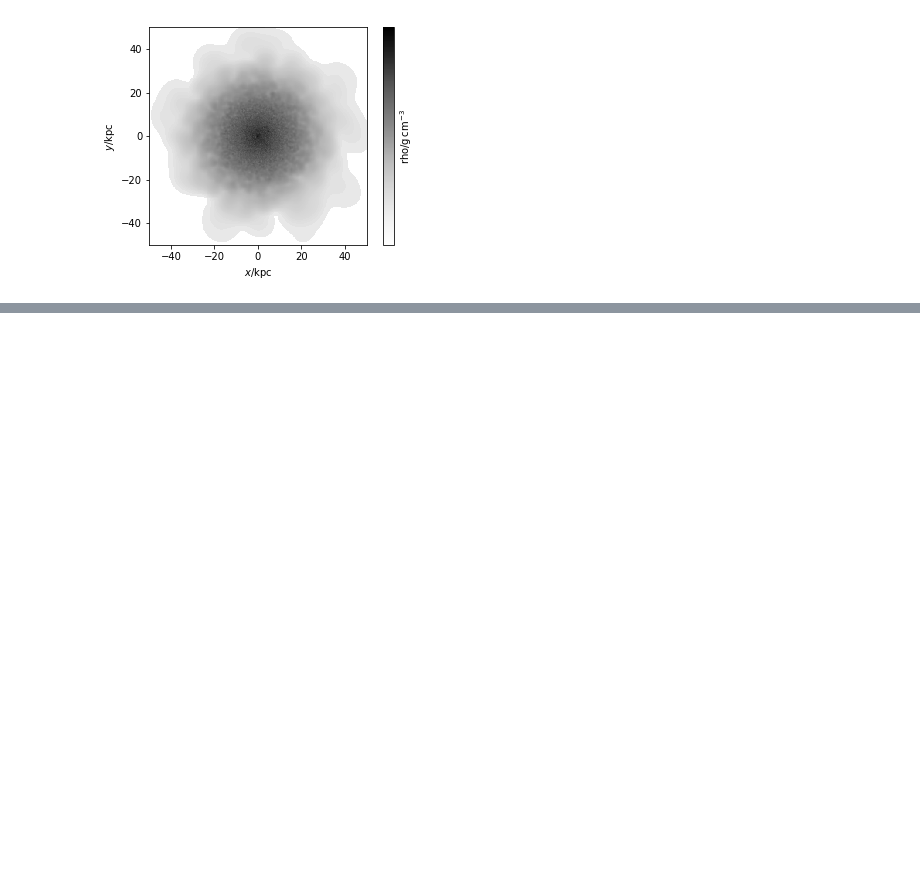
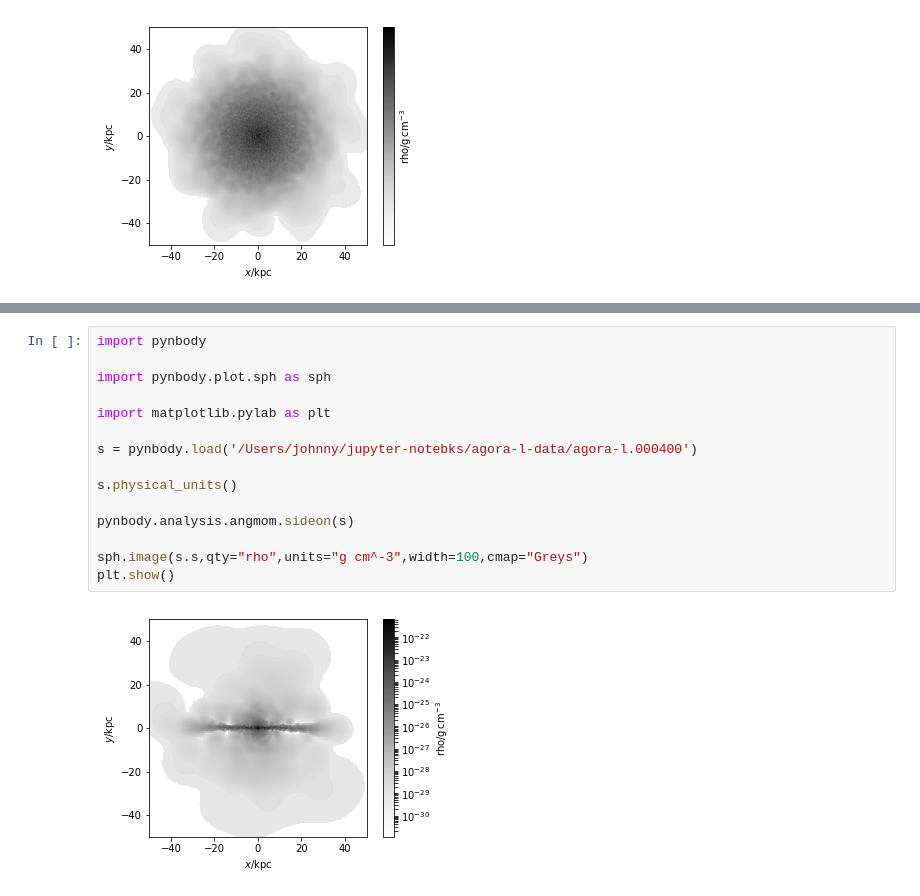
Before and after one commit to N-body-group-Reed/isolated-galaxy, a Jupyter notebook: johnny/agora-l-results.ipynb, the cells around one changed output, grey strips where cells are left out. Saved outputs shown, nothing was run; the diff lists cells and outputs as text; blank space fills up the shorter version.

```diff
--- a/johnny/agora-l-results.ipynb
+++ b/johnny/agora-l-results.ipynb
@@ -170,0 +188,17 @@ plt.show()
+# %%
+import pynbody
+
+import pynbody.plot.sph as sph
+
+import matplotlib.pylab as plt
+
+s = pynbody.load('/Users/johnny/jupyter-notebks/agora-l-data/agora-l.000400')
+
+s.physical_units()
+
+pynbody.analysis.angmom.sideon(s)
+
+sph.image(s.s,qty="rho",units="g cm^-3",width=100,cmap="Greys")
+plt.show()
+# %% [output]
+[figure, added]
```
Also changed, not shown: parts of 5 cells of this notebook.
